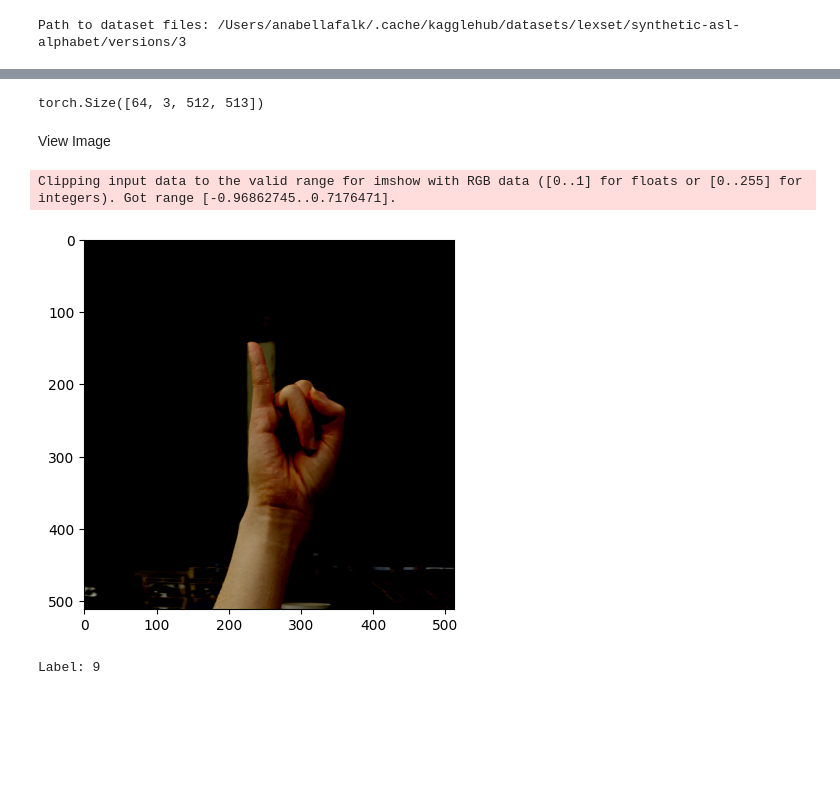
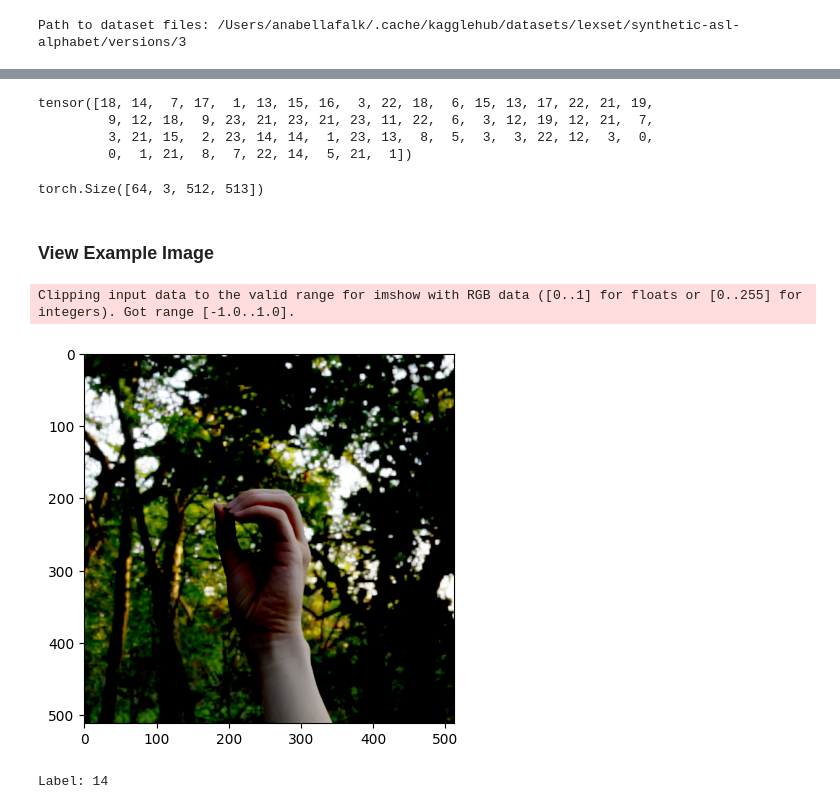
Before and after one commit to alexasheldon/cs4701-ai-proj, a Jupyter notebook: base-model.ipynb, the cells around one changed output, grey strips where cells are left out. Drawn from its saved outputs; the diff is of its cells as text; code cells hidden in the pictures; blank space fills up the shorter version.

```diff
--- a/base-model.ipynb
+++ b/base-model.ipynb
@@ -32,0 +37,8 @@ dat_tr = torchvision.datasets.ImageFolder(
+# %%
+# Drop J and Z
+to_drop = ['J','Z']
+
+dat.imgs = dat.imgs[0:10*900] + [i for i in dat.imgs[11*900:26*900]]
+dat.samples = dat.samples[0:10*900] + [(i,l-1) for i,l in dat.samples[11*900:26*900]]
+dat.targets = dat.targets[0:10*900] + [i-1 for i in dat.targets[11*900:26*900]]
+dat.classes = [i for i in dat.classes if i not in to_drop ]
@@ -33,21 +83,28 @@ dat_tr = torchvision.datasets.ImageFolder(
+# %%
+# Split data
+ratio_tr = 0.8
+ratio_val = 0.2
+
+size_tr = int(len(dat) * ratio_tr)
+size_val = len(dat) - size_tr
+
+dat_tr, dat_val = random_split(dat, [size_tr, size_val])
 # %%
 BATCH_SIZE = 64
 
 # Load image data from folder
-loader_tr = DataLoader(
-    dat_tr, batch_size=BATCH_SIZE, shuffle=True,
-    num_workers=4, pin_memory=True
-)
+loader_tr = DataLoader(dat_tr, batch_size=BATCH_SIZE, shuffle=True)
+
+loader_val = DataLoader(dat_val, batch_size=BATCH_SIZE, shuffle = False)
 # %%
 # Iterate through image data
-image, labels = next(iter(loader_tr))
-
-# device = 'cpu'
-# count = 0
-# for i, data in enumerate(loader_tr):
-#     count += 1
-#     image, labels = data
-#     image = image.to(device)
-#     labels = labels.to(device)
+images, labels = next(iter(loader_tr))
+# %%
+labels
+# %% [output]
+tensor([18, 14,  7, 17,  1, 13, 15, 16,  3, 22, 18,  6, 15, 13, 17, 22, 21, 19,
+         9, 12, 18,  9, 23, 21, 23, 21, 23, 11, 22,  6,  3, 12, 19, 12, 21,  7,
+         3, 21, 15,  2, 23, 14, 14,  1, 23, 13,  8,  5,  3,  3, 22, 12,  3,  0,
+         0,  1, 21,  8,  7, 22, 14,  5, 21,  1])
 # %%
 # size of batch, 3 (RGB), 512, 513 (pixel dims, should be 512x512?)
@@ -55,20 +112,20 @@ image.shape
 # %% [output]
 torch.Size([64, 3, 512, 513])
 # %% [markdown]
-View Image
+### View Example Image
 # %%
 # Present image
-i = 32
-img = image[i].squeeze()
+i = 1
+img = images[i].squeeze()
 img = img.permute(1, 2, 0)
 label = labels[i]
 
 plt.imshow(img)
 plt.show()
 print(f"Label: {label}")
 # %% [output]
-Clipping input data to the valid range for imshow with RGB data ([0..1] for floats or [0..255] for integers). Got range [-0.96862745..0.7176471].
+Clipping input data to the valid range for imshow with RGB data ([0..1] for floats or [0..255] for integers). Got range [-1.0..1.0].
-[figure, old version]
+[figure, new version]
-Label: 9
+Label: 14
 # %%
 # Label mapping
```
Also changed, not shown: parts of 19 cells of this notebook, 1 other file.
